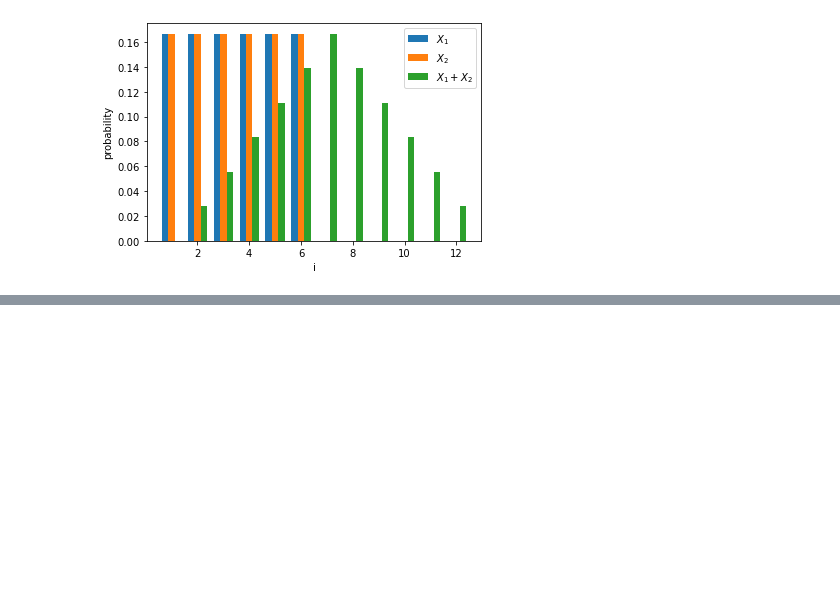
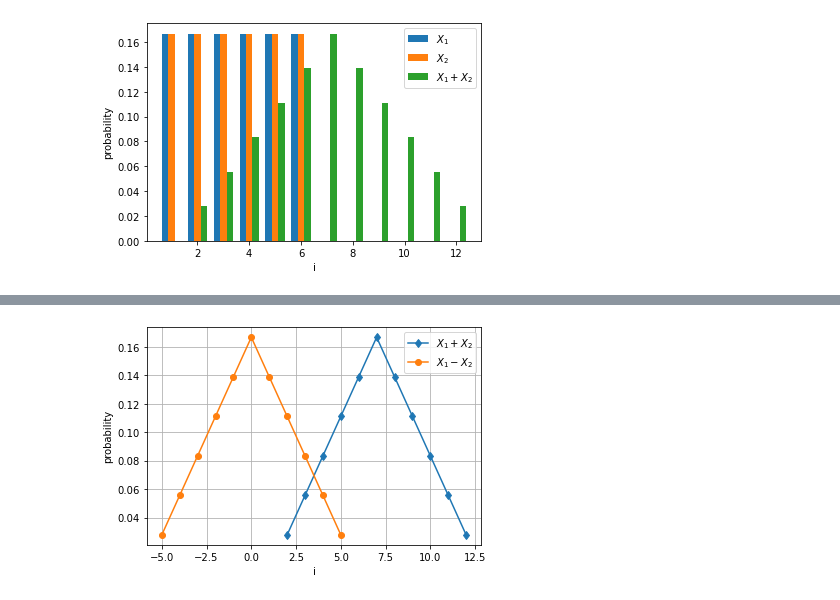
Before and after one commit to hossfeld/performance-modeling, a Jupyter notebook: chapter2_fundamentals/ch2-4-discreteConvolution.ipynb, the cells around one changed output, grey strips where cells are left out. Drawn from its saved outputs; the diff is of its cells as text; code cells hidden in the pictures; blank space fills up the shorter version.

```diff
--- a/chapter2_fundamentals/ch2-4-discreteConvolution.ipynb
+++ b/chapter2_fundamentals/ch2-4-discreteConvolution.ipynb
@@ -168,0 +184,15 @@ plt.legend();
+# %%
+p = np.convolve(p1,p2)
+x = np.arange(2,13)
+
+p_diff = np.convolve(p1,p2)
+x_diff = np.arange(-5,6)
+
+plt.plot(x, p, 'd-', label='$X_1+X_2$')
+plt.plot(x_diff, p_diff, 'o-', label='$X_1-X_2$')
+plt.xlabel('i')
+plt.ylabel('probability');
+plt.grid(which='major')
+plt.legend();
+# %% [output]
+[figure, added]
```
Also changed, not shown: parts of 3 cells of this notebook, 1 other file.
